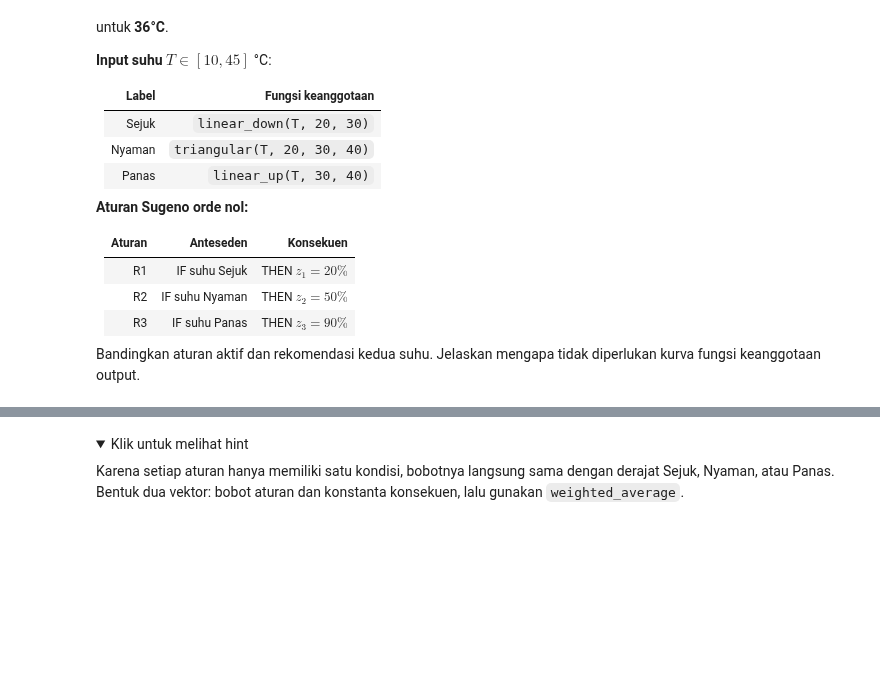
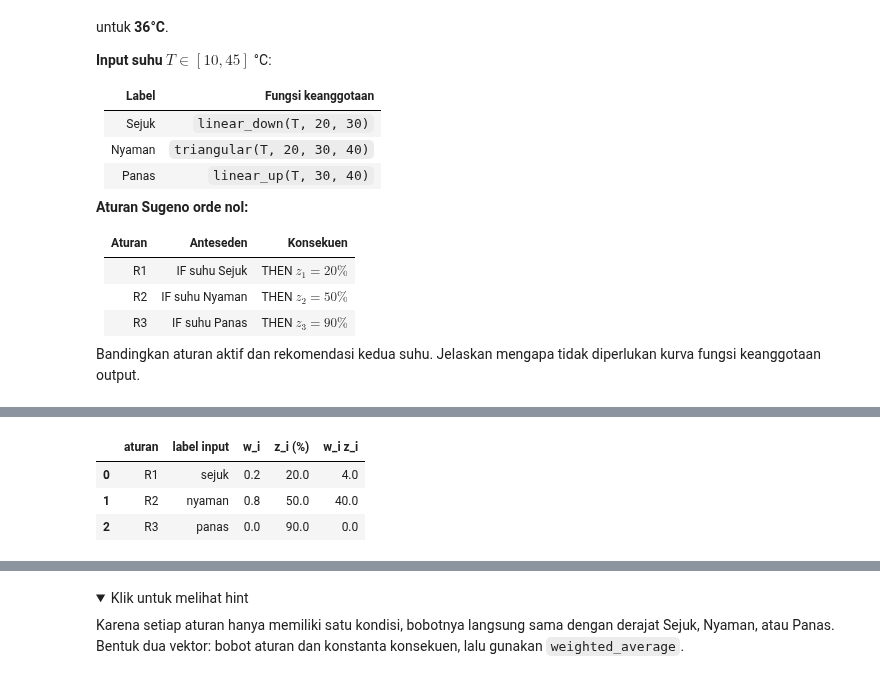
Before and after one commit to nafi-mly/lazy-bump-college, a Jupyter notebook: computational-intelligence/logics/Praktikum5_5054251005_Nafi.ipynb, the cells around one changed output, grey strips where cells are left out. Cells and saved outputs as stored; diff of their text form; code cells hidden in the pictures; folded sections open; blank space fills up the shorter version.

```diff
--- a/computational-intelligence/logics/Praktikum5_5054251005_Nafi.ipynb
+++ b/computational-intelligence/logics/Praktikum5_5054251005_Nafi.ipynb
@@ -527,3 +527,85 @@ Sebuah pengendali menentukan persentase kecepatan kipas dari suhu ruangan. Hitun
 | R3 | IF suhu Panas | THEN $z_3=90\%$ |
 
 Bandingkan aturan aktif dan rekomendasi kedua suhu. Jelaskan mengapa tidak diperlukan kurva fungsi keanggotaan output.
+# %%
+# --- Soal 1: Sugeno orde nol ---
+
+def fuzzify_temperature_s1(T):
+    """Fungsi keanggotaan suhu untuk Soal 1."""
+    if not np.isfinite(T) or not 10 <= T <= 45:
+        raise ValueError("Suhu harus berada pada domain 10-45 °C.")
+    return {
+        "sejuk": linear_down(T, 20, 30),
+        "nyaman": triangular(T, 20, 30, 40),
+        "panas": linear_up(T, 30, 40),
+    }
+
+# Aturan Sugeno orde nol
+soal1_rules = [
+    {"aturan": "R1", "input": "sejuk", "konsekuen": 20.0},
+    {"aturan": "R2", "input": "nyaman", "konsekuen": 50.0},
+    {"aturan": "R3", "input": "panas", "konsekuen": 90.0},
+]
+
+def sugeno_zero_s1(T):
+    degrees = fuzzify_temperature_s1(T)
+    weights = np.array([degrees[r["input"]] for r in soal1_rules])
+    consequences = np.array([r["konsekuen"] for r in soal1_rules])
+    rows = []
+    for r, w, z in zip(soal1_rules, weights, consequences):
+        rows.append({
+            "aturan": r["aturan"],
+            "label input": r["input"],
+            "w_i": w,
+            "z_i (%)": z,
+            "w_i z_i": w * z,
+        })
+    table = pd.DataFrame(rows)
+    output = weighted_average(weights, consequences)
+    return output, table, degrees
+
+# --- Hitung untuk 28°C ---
+print("=" * 60)
+print("SOAL 1 — T = 28°C")
+print("=" * 60)
+out_28, tbl_28, deg_28 = sugeno_zero_s1(28)
+print("Derajat keanggotaan suhu:")
+for label, d in deg_28.items():
+    print(f"  {label:8s}: {d:.4f}")
+print()
+display(tbl_28.round(4))
+print(f"Output Sugeno orde nol (T=28°C): {out_28:.2f}%")
+print(f"Cek: output di antara {tbl_28.loc[tbl_28['w_i']>0, 'z_i (%)'].min()} "
+      f"dan {tbl_28.loc[tbl_28['w_i']>0, 'z_i (%)'].max()}")
+
+# --- Hitung untuk 36°C ---
+print()
+print("=" * 60)
+print("SOAL 1 — T = 36°C")
+print("=" * 60)
+out_36, tbl_36, deg_36 = sugeno_zero_s1(36)
+print("Derajat keanggotaan suhu:")
+for label, d in deg_36.items():
+    print(f"  {label:8s}: {d:.4f}")
+print()
+display(tbl_36.round(4))
+print(f"Output Sugeno orde nol (T=36°C): {out_36:.2f}%")
+print(f"Cek: output di antara {tbl_36.loc[tbl_36['w_i']>0, 'z_i (%)'].min()} "
+      f"dan {tbl_36.loc[tbl_36['w_i']>0, 'z_i (%)'].max()}")
+
+# --- Perbandingan ---
+print()
+print("=" * 60)
+print("PERBANDINGAN")
+print("=" * 60)
+comp_s1 = pd.DataFrame({
+    "suhu (°C)": [28, 36],
+    "aturan aktif": [
+        "R1 (Sejuk, w=0.2), R2 (Nyaman, w=0.8)",
+        "R2 (Nyaman, w=0.4), R3 (Panas, w=0.6)"
+    ],
+    "aturan dominan": ["R2 (Nyaman)", "R3 (Panas)"],
+    "output (%)": [out_28, out_36],
+})
+display(comp_s1.round(2))
+# %% [output]
@@ -529,0 +619,4 @@ Bandingkan aturan aktif dan rekomendasi kedua suhu. Jelaskan mengapa tidak diper
+|  | aturan | label input | w_i | z_i (%) | w_i z_i |
+| 0 | R1 | sejuk | 0.2 | 20.0 | 4.0 |
+| 1 | R2 | nyaman | 0.8 | 50.0 | 40.0 |
+| 2 | R3 | panas | 0.0 | 90.0 | 0.0 |
```
Also changed, not shown: parts of 4 cells of this notebook, 5 other files.
